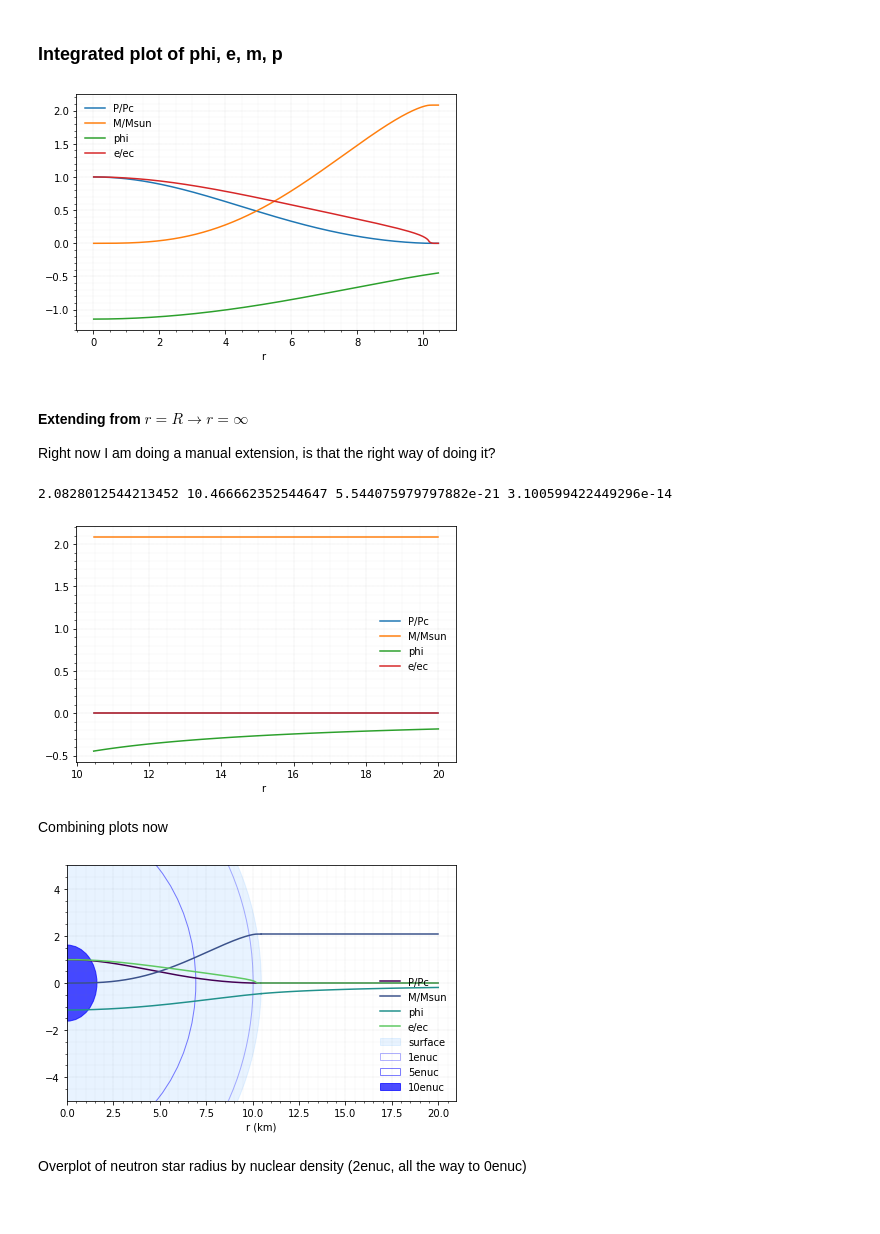
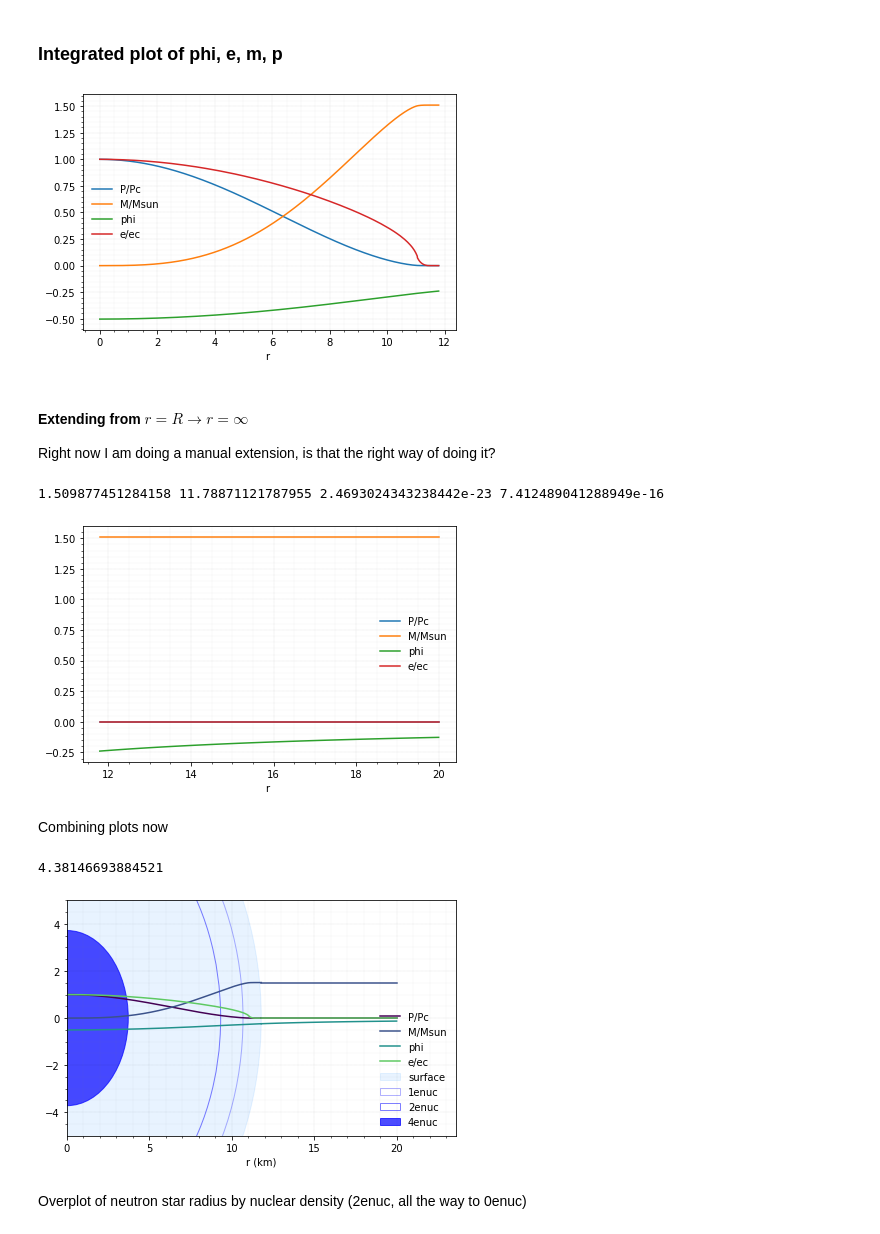
Before and after one commit to utkarsh7236/fmodes, a Jupyter notebook: Intro/tov_integrator_updated.ipynb, the cells around one changed output. Drawn from its saved outputs; the diff is of its cells as text; code cells hidden in the pictures.

```diff
--- a/Intro/tov_integrator_updated.ipynb
+++ b/Intro/tov_integrator_updated.ipynb
@@ -143,7 +143,7 @@ EOS = get_ep(e, p)
 # Initial Conditions
 km2cm = 1e5
 r_i = 1e1 # This needs to be low enough for additional p0 term to not have any effect.
-p0 = p[-11]
+p0 = p[-31]
 e0 = EOS(p0)
 p_c = p0 - 2 * np.pi * (G/(c**4)) * r_i**2 * (p0 + e0) * (3*p0 + e0)/3
 e_c = e0
@@ -252,7 +252,7 @@ EOS = get_ep(e, p)
 # Initial Conditions
 km2cm = 1e5
 r_i = 1e1 # This needs to be low enough for additional p0 term to not have any effect.
-p0 = p[-11]
+p0 = p[-31]
 e0 = EOS(p0)
 p_c = p0 - 2 * np.pi * (G/(c**4)) * r_i**2 * (p0 + e0) * (3*p0 + e0)/3
 e_c = e0
@@ -379,7 +379,7 @@ plt.legend()
 utkarshGrid()
 plt.show()
 # %% [output]
-[figure, old version]
+[figure, new version]
 # %% [markdown]
 #### Extending from $r=R \rightarrow r= \infty$
 
@@ -393,7 +393,7 @@ ec_R = EOS(p_R) #cgs
 phi_R = phi[max_idx] #cgs
 print(m_R, r_R, p_R/p_c, ec_R/e_c)
 # %% [output]
-2.0828012544213452 10.466662352544647 5.544075979797882e-21 3.100599422449296e-14
+1.509877451284158 11.78871121787955 2.4693024343238442e-23 7.412489041288949e-16
 # %%
 N = 100
 r_ext = np.linspace(r_R, 20, N)
@@ -412,9 +412,13 @@ plt.legend()
 utkarshGrid()
 plt.show()
 # %% [output]
-[figure, old version]
+[figure, new version]
 # %% [markdown]
 Combining plots now
+# %%
+EOS(p_c)/(e_nuc*c**2)
+# %% [output]
+4.38146693884521
 # %%
 def r_at_enuc(enuc, p = p, r=r_arr):
     """ WARNING: This function will snap onto grid even if enuc is outside the range of the neutron star.
@@ -425,31 +429,31 @@ def r_at_enuc(enuc, p = p, r=r_arr):
 # %%
 colors = plt.cm.viridis(np.linspace(0,1,5))
 plt.figure(figsize = (6,4))
 
 #Internal
 plt.plot(r_arr, p/p_c, label = "P/Pc", color = colors[0])
 plt.plot(r_arr, m, label = "M/Msun", color = colors[1])
 plt.plot(r_arr, phi, label = "phi", color = colors[2])
 plt.plot(r_arr, EOS(p)/e_c, label = "e/ec", color = colors[3])
 
 #External
 plt.plot(r_ext, p_ext/p_c, color = colors[0])
 plt.plot(r_ext, m_ext, color = colors[1])
 plt.plot(r_ext, phi_ext, color = colors[2])
 plt.plot(r_ext, ec_ext/e_c, color = colors[3])
 
 plt.xlabel("r (km)")
 plt.gca().add_patch(plt.Circle((0, 0), r_at_enuc(0), color="dodgerblue", alpha = 0.1, label = "surface"))
 plt.gca().add_patch(plt.Circle((0, 0), r_at_enuc(1), color="blue", alpha = 0.3, label = "1enuc", fill = False))
-plt.gca().add_patch(plt.Circle((0, 0), r_at_enuc(5), color="blue", alpha = 0.5, label = "5enuc", fill = False))
-plt.gca().add_patch(plt.Circle((0, 0), r_at_enuc(10), color="blue", alpha = 0.7, label = "10enuc", fill = True))
+plt.gca().add_patch(plt.Circle((0, 0), r_at_enuc(2), color="blue", alpha = 0.5, label = "2enuc", fill = False))
+plt.gca().add_patch(plt.Circle((0, 0), r_at_enuc(4), color="blue", alpha = 0.7, label = "4enuc", fill = True))
 utkarshGrid()
 plt.xlim(0, r_R*2)
 plt.ylim(-5, 5)
 plt.legend()
 plt.savefig("ns_params_overplot.pdf")
 plt.show()
 # %% [output]
-[figure, old version]
+[figure, new version]
 # %% [markdown]
 Overplot of neutron star radius by nuclear density (2enuc, all the way to 0enuc)
```
Also changed, not shown: parts of 6 cells of this notebook, 1 other file.
